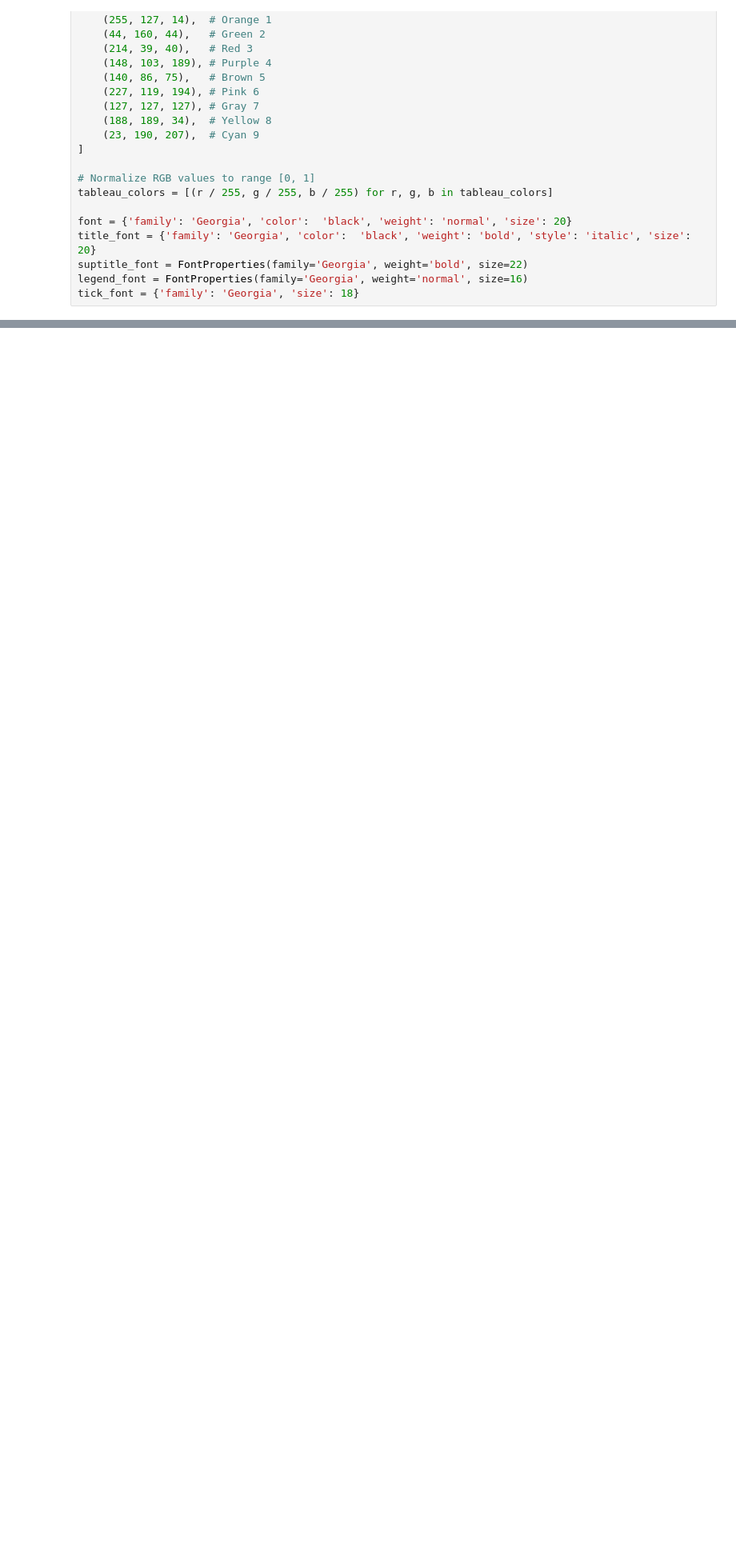
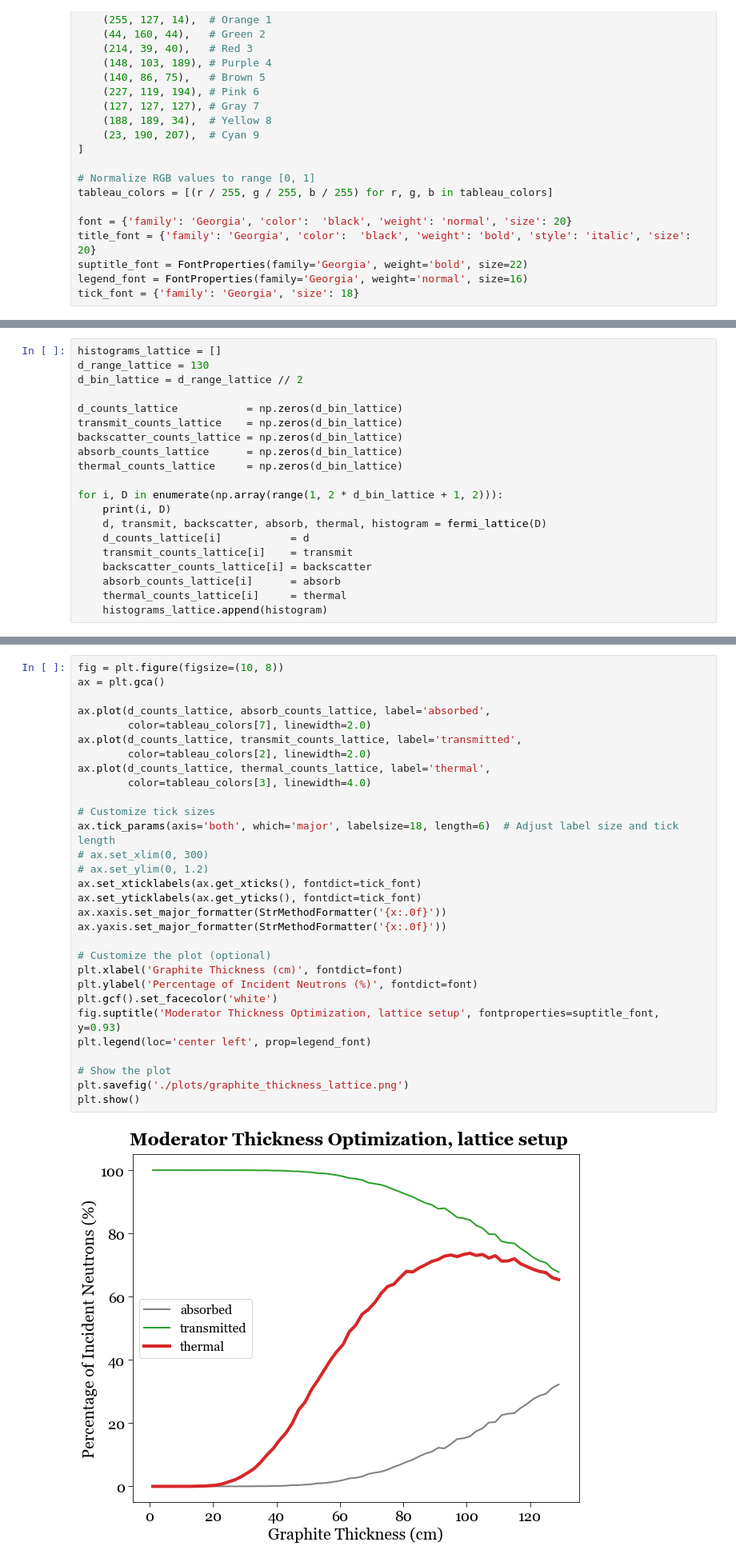
Before and after one commit to chew-in/computational_physics, a Jupyter notebook: 5_Chicago-Pile1/CP-1_simulation.ipynb, the cells around one changed output, grey strips where cells are left out. Shown at 80% size. Saved outputs shown, nothing was run; the diff lists cells and outputs as text; blank space fills up the shorter version.

```diff
--- a/5_Chicago-Pile1/CP-1_simulation.ipynb
+++ b/5_Chicago-Pile1/CP-1_simulation.ipynb
@@ -141,0 +351,20 @@ C     PARTICLE DIRECTION. CACULATE THE ROTATION MATRIX.
+# %%
+histograms_lattice = []
+d_range_lattice = 130
+d_bin_lattice = d_range_lattice // 2
+
+d_counts_lattice           = np.zeros(d_bin_lattice)
+transmit_counts_lattice    = np.zeros(d_bin_lattice)
+backscatter_counts_lattice = np.zeros(d_bin_lattice)
+absorb_counts_lattice      = np.zeros(d_bin_lattice)
+thermal_counts_lattice     = np.zeros(d_bin_lattice)
+
+for i, D in enumerate(np.array(range(1, 2 * d_bin_lattice + 1, 2))):
+    print(i, D)
+    d, transmit, backscatter, absorb, thermal, histogram = fermi_lattice(D)
+    d_counts_lattice[i]           = d
+    transmit_counts_lattice[i]    = transmit
+    backscatter_counts_lattice[i] = backscatter
+    absorb_counts_lattice[i]      = absorb
+    thermal_counts_lattice[i]     = thermal
+    histograms_lattice.append(histogram)
@@ -141,0 +389,32 @@ C     PARTICLE DIRECTION. CACULATE THE ROTATION MATRIX.
+# %%
+fig = plt.figure(figsize=(10, 8))
+ax = plt.gca()
+
+ax.plot(d_counts_lattice, absorb_counts_lattice, label='absorbed',
+        color=tableau_colors[7], linewidth=2.0)
+ax.plot(d_counts_lattice, transmit_counts_lattice, label='transmitted',
+        color=tableau_colors[2], linewidth=2.0)
+ax.plot(d_counts_lattice, thermal_counts_lattice, label='thermal',
+        color=tableau_colors[3], linewidth=4.0)
+
+# Customize tick sizes
+ax.tick_params(axis='both', which='major', labelsize=18, length=6)  # Adjust label size and tick length
+# ax.set_xlim(0, 300)
+# ax.set_ylim(0, 1.2)
+ax.set_xticklabels(ax.get_xticks(), fontdict=tick_font)
+ax.set_yticklabels(ax.get_yticks(), fontdict=tick_font)
+ax.xaxis.set_major_formatter(StrMethodFormatter('{x:.0f}'))
+ax.yaxis.set_major_formatter(StrMethodFormatter('{x:.0f}'))
+
+# Customize the plot (optional)
+plt.xlabel('Graphite Thickness (cm)', fontdict=font)
+plt.ylabel('Percentage of Incident Neutrons (%)', fontdict=font)
+plt.gcf().set_facecolor('white')
+fig.suptitle('Moderator Thickness Optimization, lattice setup', fontproperties=suptitle_font, y=0.93)
+plt.legend(loc='center left', prop=legend_font)
+
+# Show the plot
+plt.savefig('./plots/graphite_thickness_lattice.png')
+plt.show()
+# %% [output]
+[figure, added]
```
Also changed, not shown: parts of 27 cells of this notebook, 11 other files.
